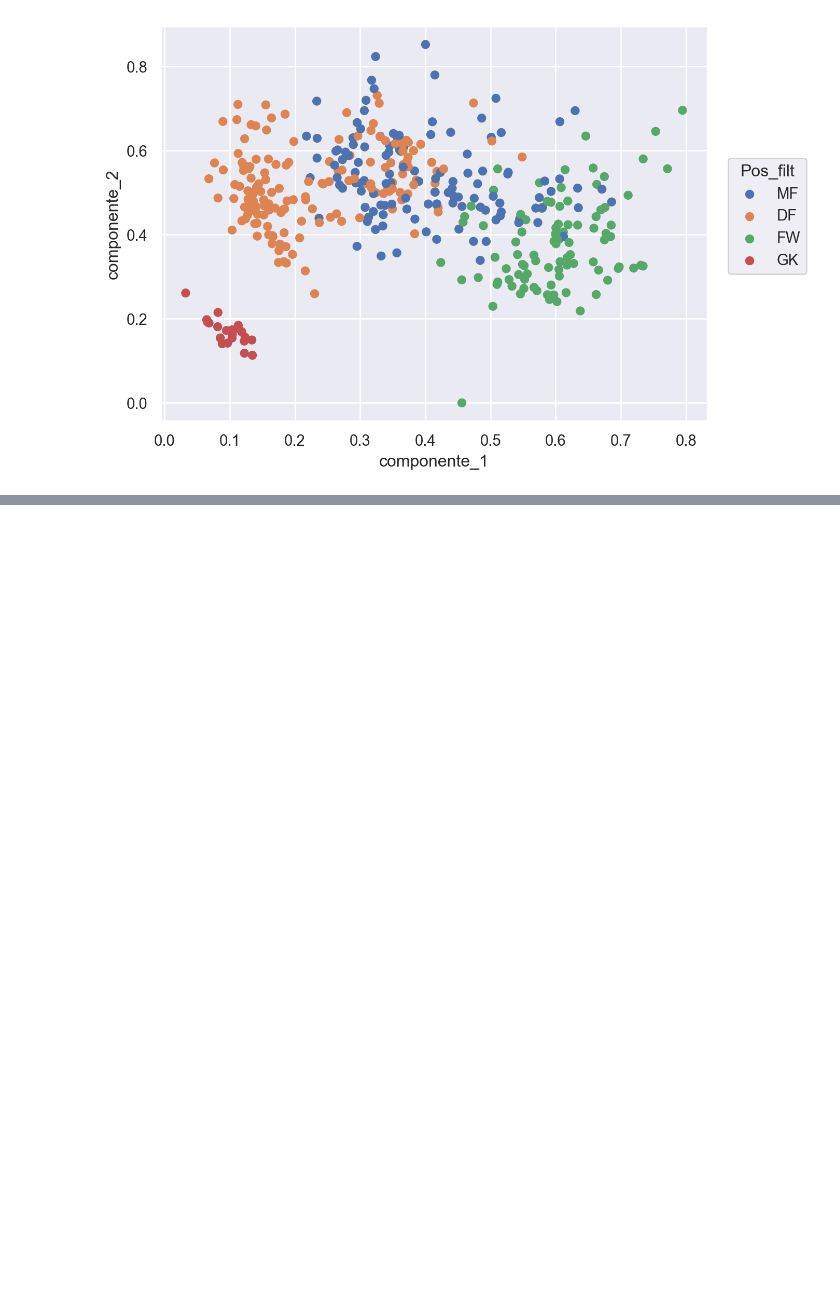
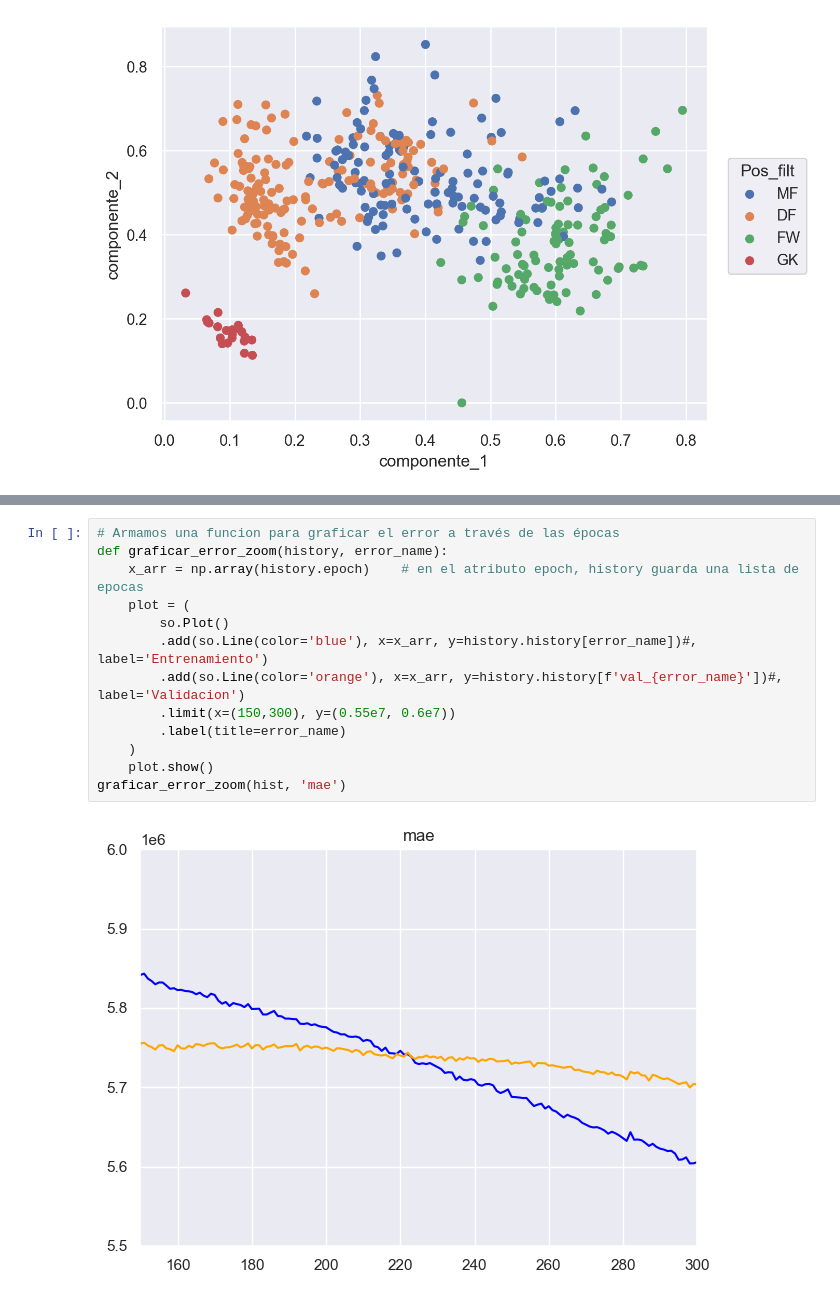
Before and after one commit to mgresnik/trabajo_practico_nro_2, a Jupyter notebook: Laboratorio_de_datos_(LCD)_IC_2024_Trabajo_Práctico_N°_2.ipynb, the cells around one changed output, grey strips where cells are left out. Saved outputs shown, nothing was run; the diff lists cells and outputs as text; blank space fills up the shorter version.

```diff
--- a/Laboratorio_de_datos_(LCD)_IC_2024_Trabajo_Práctico_N°_2.ipynb
+++ b/Laboratorio_de_datos_(LCD)_IC_2024_Trabajo_Práctico_N°_2.ipynb
@@ -672,0 +1001,15 @@ Precisión en los datos de testeo: 0.7379134860050891
+# %%
+# Armamos una funcion para graficar el error a través de las épocas
+def graficar_error_zoom(history, error_name):
+    x_arr = np.array(history.epoch)    # en el atributo epoch, history guarda una lista de epocas
+    plot = (
+        so.Plot()
+        .add(so.Line(color='blue'), x=x_arr, y=history.history[error_name])#, label='Entrenamiento')
+        .add(so.Line(color='orange'), x=x_arr, y=history.history[f'val_{error_name}'])#, label='Validacion')
+        .limit(x=(150,300), y=(0.55e7, 0.6e7))
+        .label(title=error_name)
+    )
+    plot.show()
+graficar_error_zoom(hist, 'mae')
+# %% [output]
+[figure, added]
```
Also changed, not shown: parts of 35 cells of this notebook, 2 other files.
